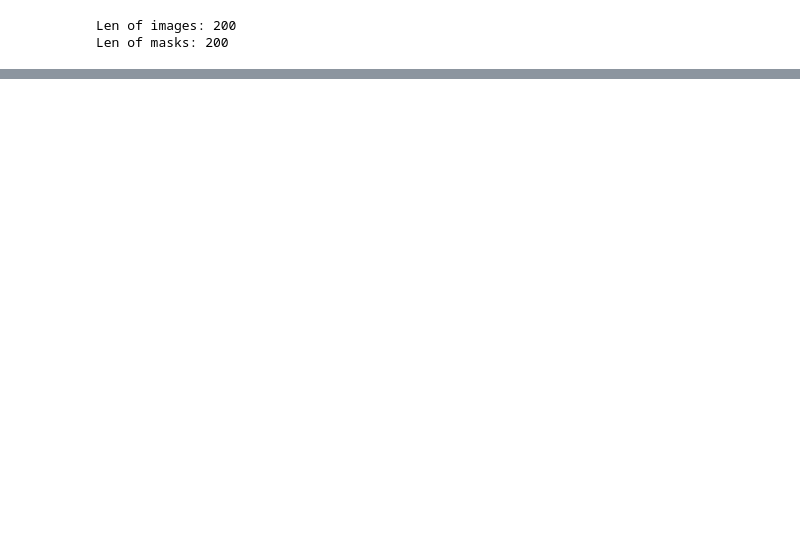
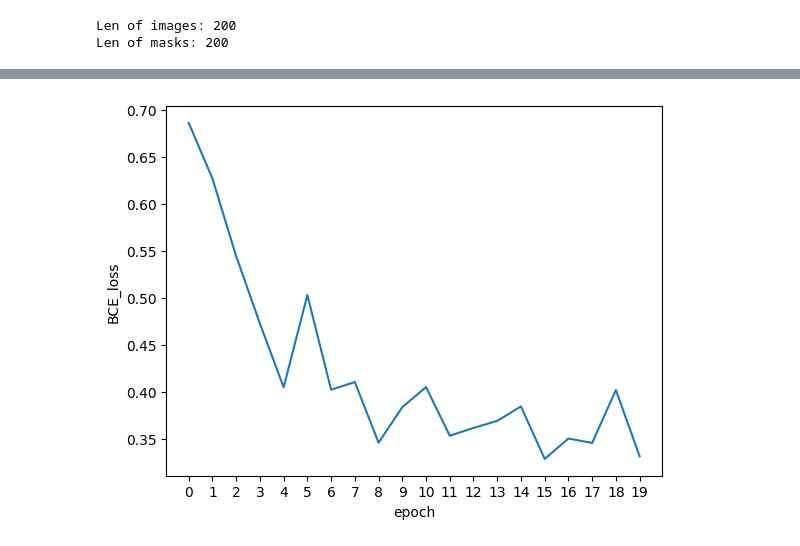
Before and after one commit to EliseySoft/Unet, a Jupyter notebook: train_unet.ipynb, the cells around one changed output, grey strips where cells are left out. Drawn from its saved outputs; the diff is of its cells as text; code cells hidden in the pictures; blank space fills up the shorter version.

```diff
--- a/train_unet.ipynb
+++ b/train_unet.ipynb
@@ -203,0 +182,7 @@ min(training_stats[0]), max(training_stats[0])
+# %%
+plt.plot(training_stats[1])
+plt.xticks(range(len(training_stats[1])))
+plt.xlabel("epoch")
+plt.ylabel("BCE_loss");
+# %% [output]
+[figure, added]
```
Also changed, not shown: parts of 9 cells of this notebook.
